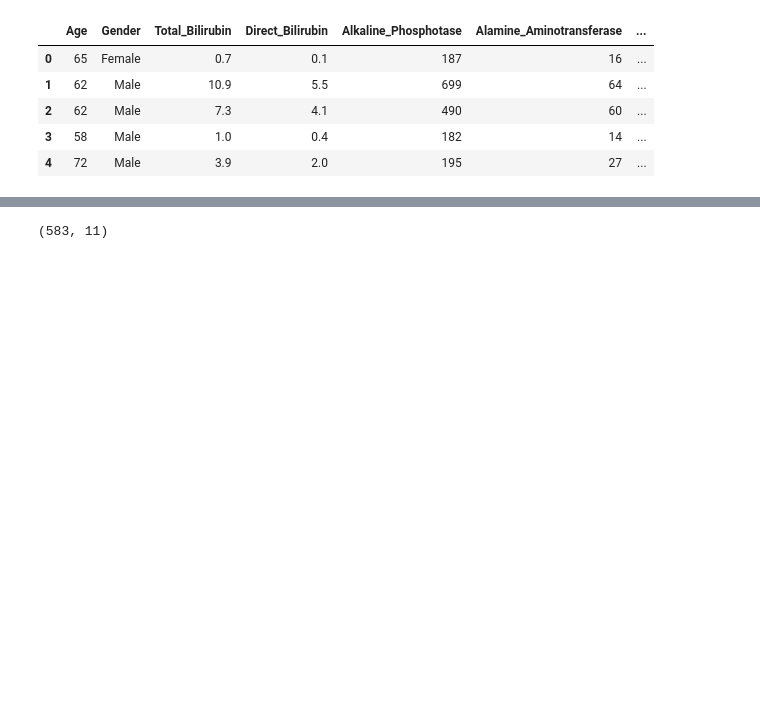
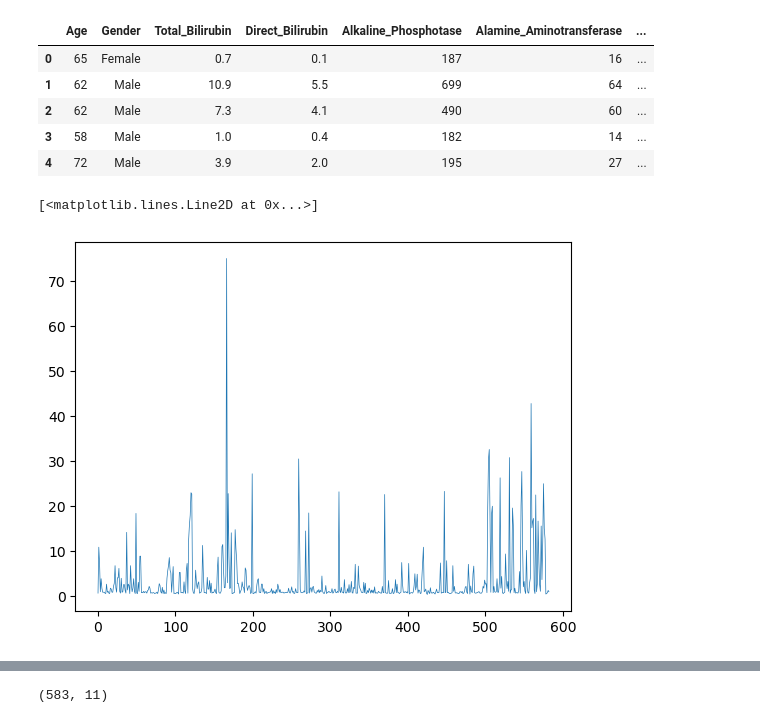
Before and after one commit to pinoden/indian_liver_patient, a Jupyter notebook: indian_liver_patient.ipynb, the cells around one changed output, grey strips where cells are left out. Drawn from its saved outputs; the diff is of its cells as text; code cells hidden in the pictures; blank space fills up the shorter version.

```diff
--- a/indian_liver_patient.ipynb
+++ b/indian_liver_patient.ipynb
@@ -44,3 +44,10 @@ my_data.head()
 | 2 | 62 | Male | 7.3 | 4.1 | 490 | 60 | ... |
 | 3 | 58 | Male | 1.0 | 0.4 | 182 | 14 | ... |
 | 4 | 72 | Male | 3.9 | 2.0 | 195 | 27 | ... |
+# %%
+figure, ax1 = plt.subplots()
+ax1.plot(my_data.iloc[:,2],linewidth=0.5,zorder=1, label = "Force1")
+# ax1.plot(my_data.iloc[:,0],my_data.iloc[:,2],linewidth=0.5,zorder=1, label = "Force2")
+# %% [output]
+[<matplotlib.lines.Line2D at 0x...>]
+[figure, added]
```
Also changed, not shown: parts of 29 cells of this notebook.
